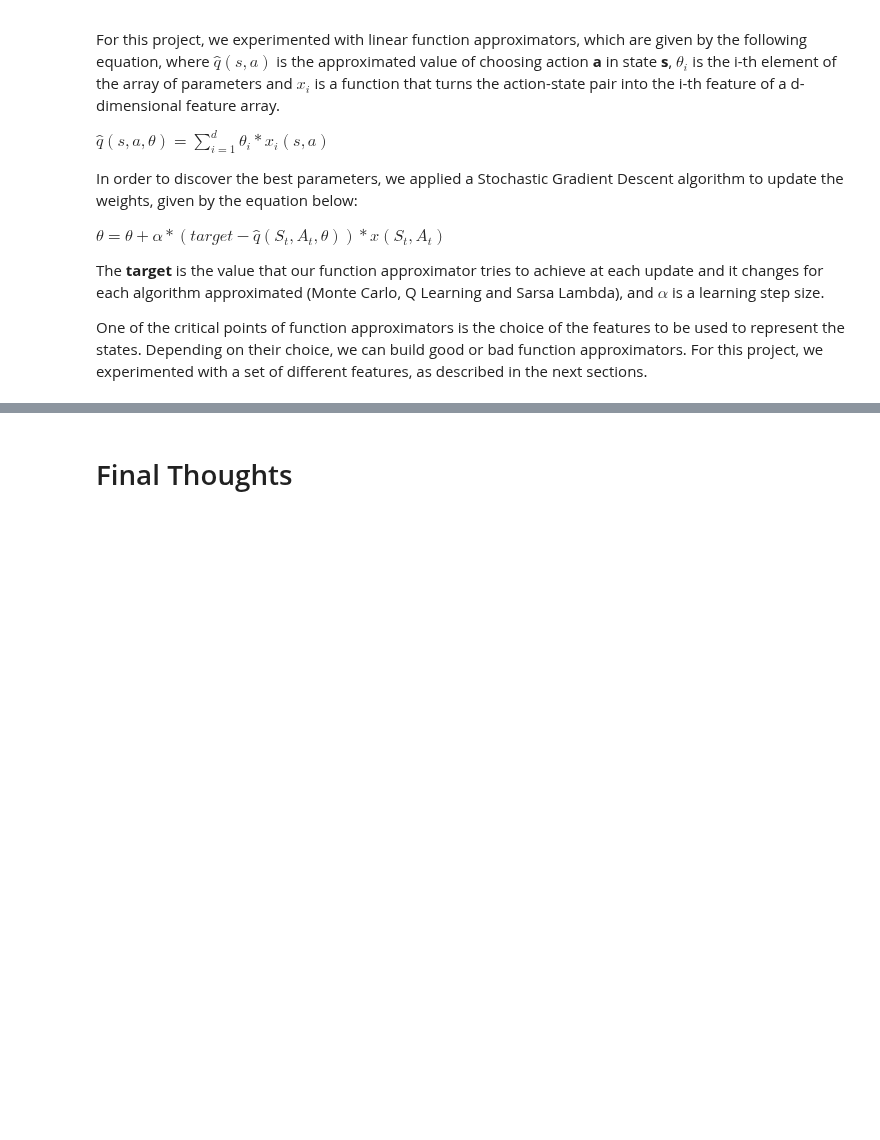
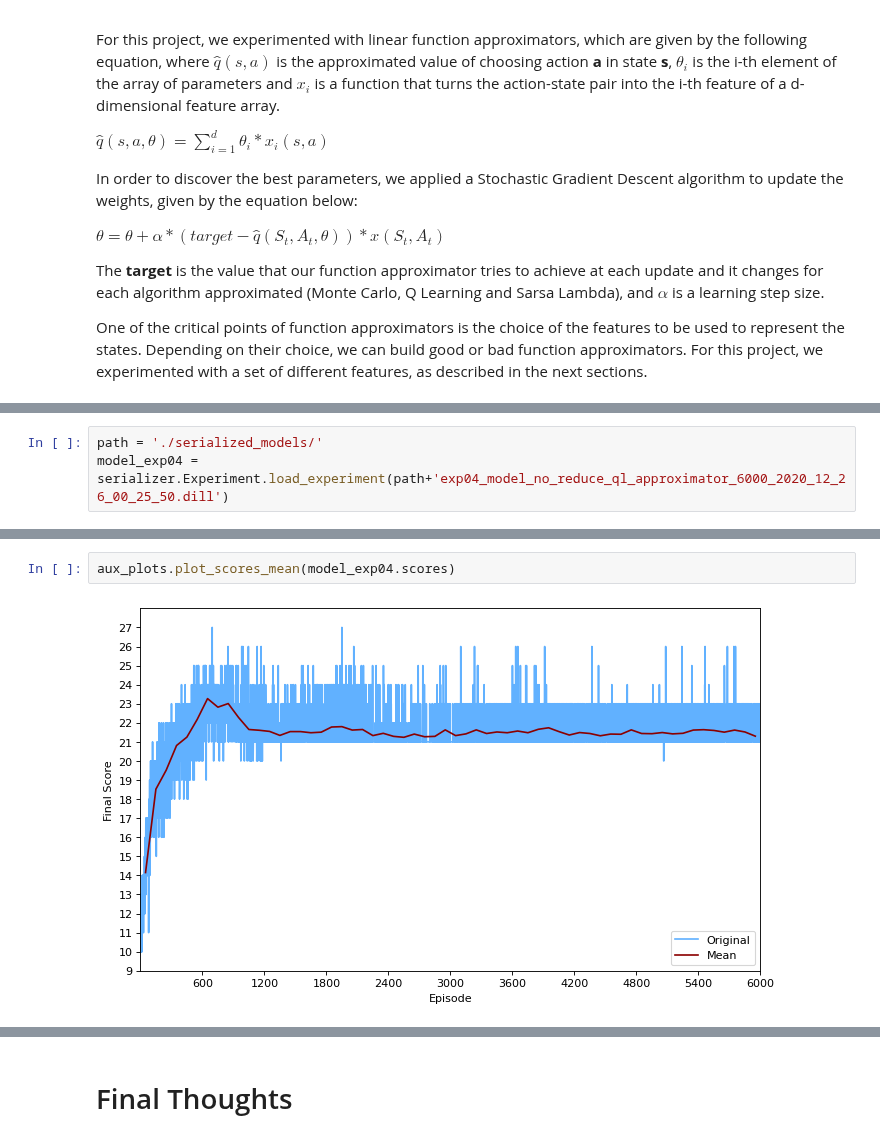
Before and after one commit to DionisiusMayr/FreewayGame, a Jupyter notebook: freeway/freeway.ipynb, the cells around one changed output, grey strips where cells are left out. Drawn from its saved outputs; the diff is of its cells as text; blank space fills up the shorter version.

```diff
--- a/freeway/freeway.ipynb
+++ b/freeway/freeway.ipynb
@@ -963,0 +1058,3 @@ One of the critical points of function approximators is the choice of the featur
+# %%
+path = './serialized_models/'
+model_exp04 = serializer.Experiment.load_experiment(path+'exp04_model_no_reduce_ql_approximator_6000_2020_12_26_00_25_50.dill')
@@ -963,0 +1068,4 @@ One of the critical points of function approximators is the choice of the featur
+# %%
+aux_plots.plot_scores_mean(model_exp04.scores)
+# %% [output]
+[figure, added]
```
Also changed, not shown: parts of 65 cells of this notebook, 30 other files.
